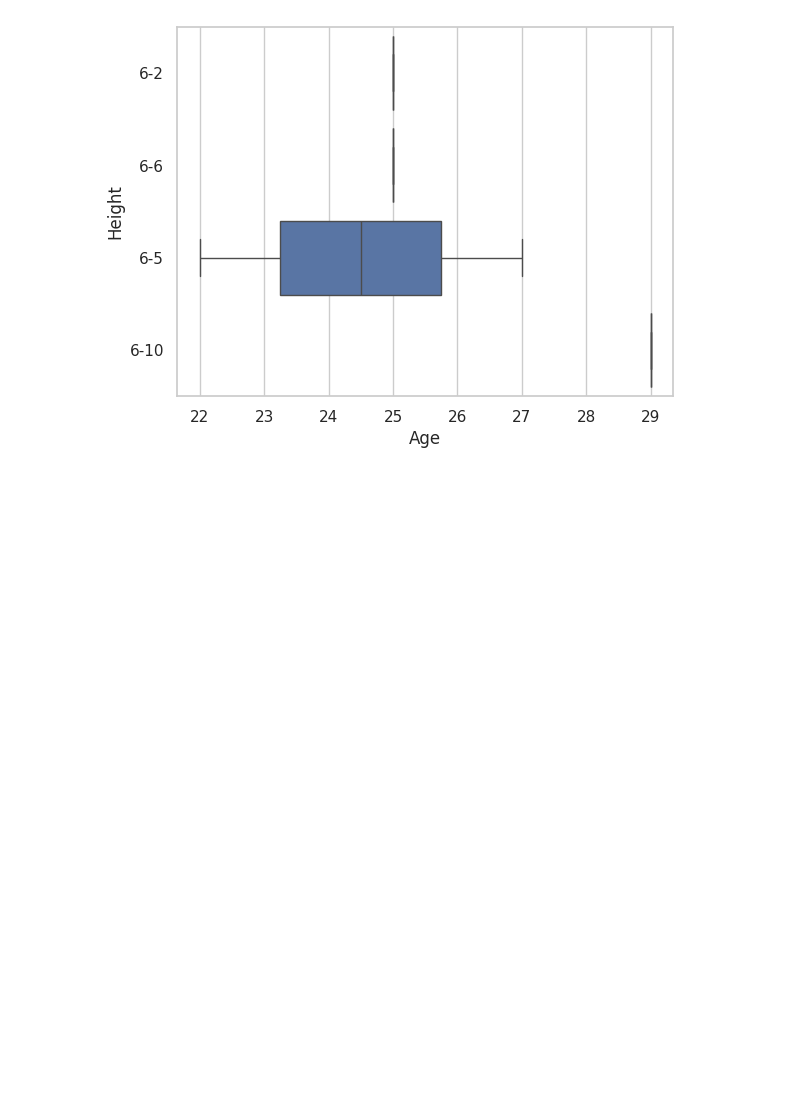
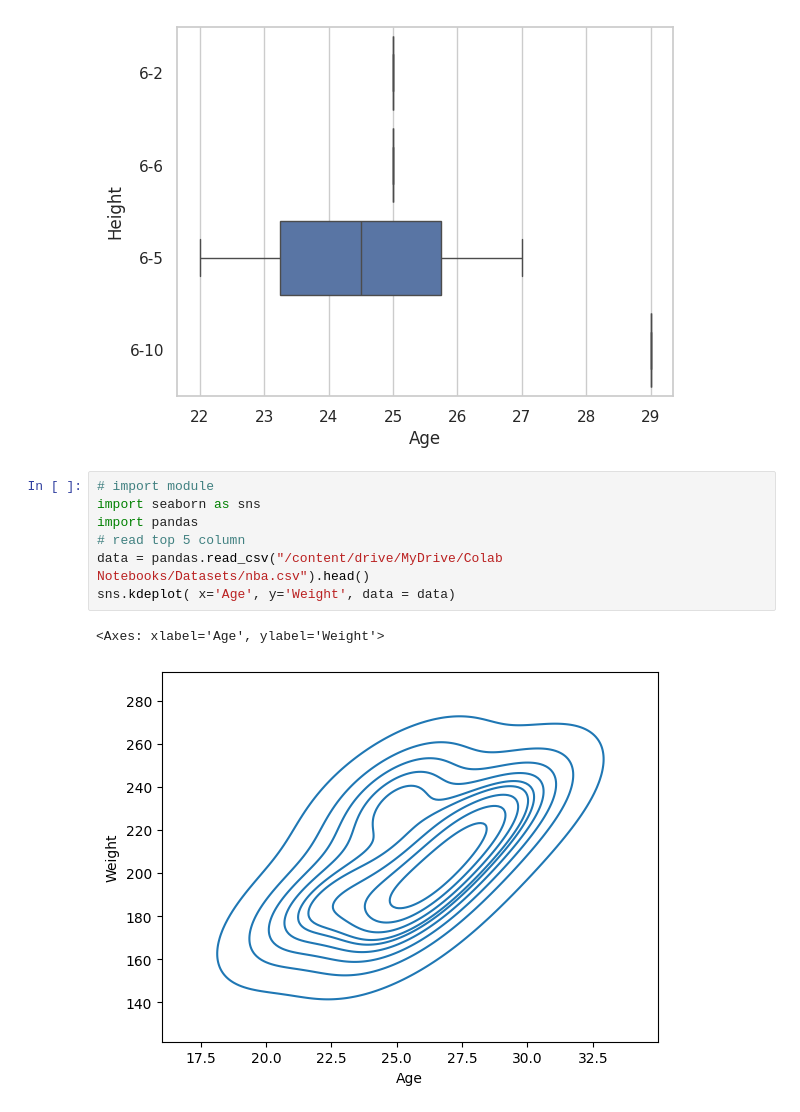
Before and after one commit to aadi-kanwar/MLOps, a Jupyter notebook: Data_Visualization.ipynb, the cells around one changed output. Drawn from its saved outputs; the diff is of its cells as text; blank space fills up the shorter version.

```diff
--- a/Data_Visualization.ipynb
+++ b/Data_Visualization.ipynb
@@ -149,3 +232,13 @@ sns.boxplot(x='Age', y='Height',data = df)
 # %% [output]
 <Axes: xlabel='Age', ylabel='Height'>
 [figure]
+# %%
+# import module
+import seaborn as sns
+import pandas
+# read top 5 column
+data = pandas.read_csv("/content/drive/MyDrive/Colab Notebooks/Datasets/nba.csv").head()
+sns.kdeplot( x='Age', y='Weight', data = data)
+# %% [output]
+<Axes: xlabel='Age', ylabel='Weight'>
+[figure, added]
```
Also changed, not shown: parts of 19 cells of this notebook.
